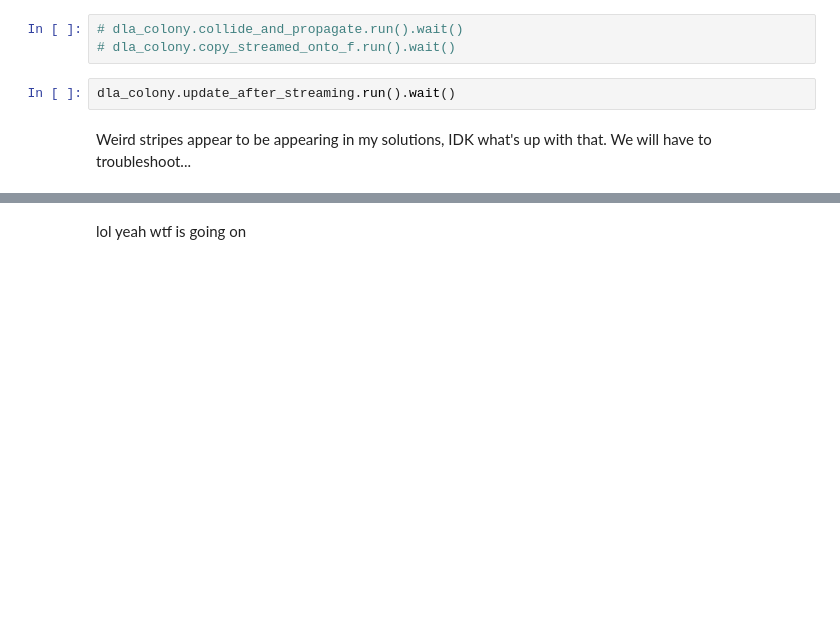
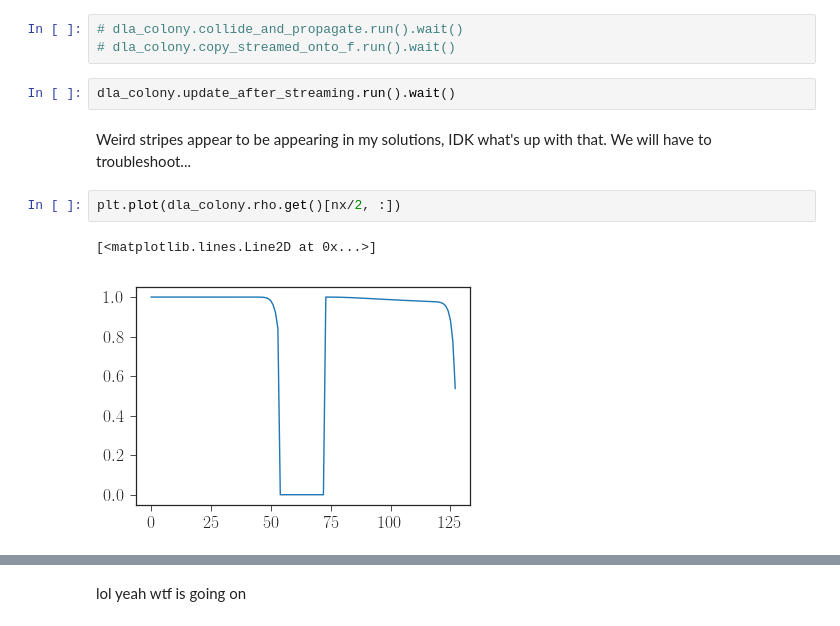
Before and after one commit to btweinstein/LB_colony_growth, a Jupyter notebook: 2018_04_23_mako_opencl_2d.ipynb, the cells around one changed output, grey strips where cells are left out. Saved outputs shown, nothing was run; the diff lists cells and outputs as text; blank space fills up the shorter version.

```diff
--- a/2018_04_23_mako_opencl_2d.ipynb
+++ b/2018_04_23_mako_opencl_2d.ipynb
@@ -240,6 +201,11 @@ dla_colony.f_streamed.get().sum()
 dla_colony.update_after_streaming.run().wait()
 # %% [markdown]
 Weird stripes appear to be appearing in my solutions, IDK what's up with that. We will have to troubleshoot...
+# %%
+plt.plot(dla_colony.rho.get()[nx/2, :])
+# %% [output]
+[<matplotlib.lines.Line2D at 0x...>]
+[figure, added]
 # %%
 plt.plot(dla_colony.f_streamed.get()[nx/2, :, 0])
 # %% [output]
```
Also changed, not shown: parts of 10 cells of this notebook, 1 other file.
